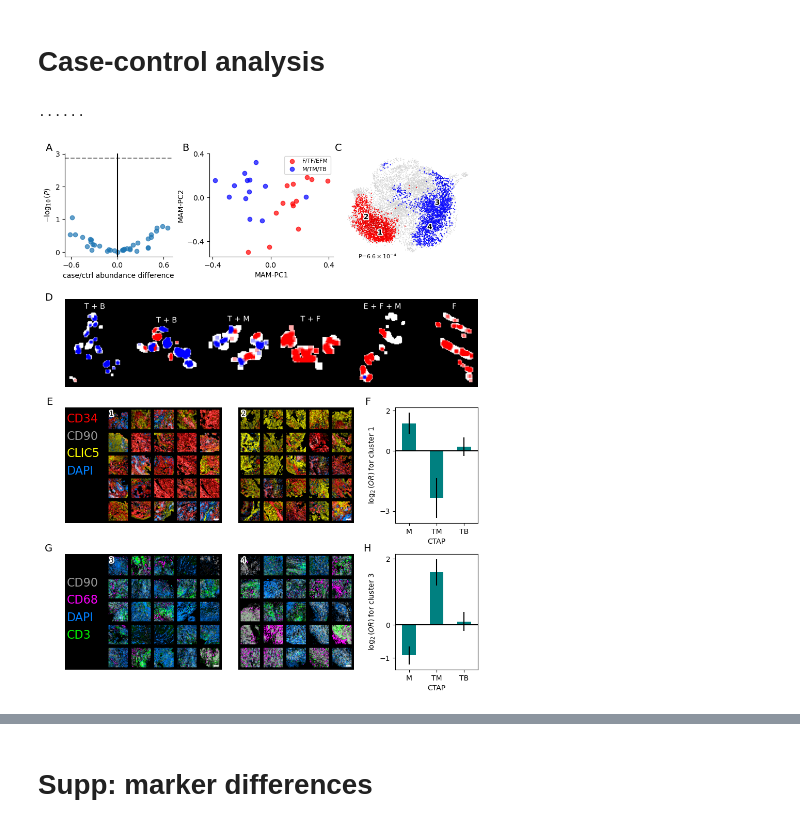
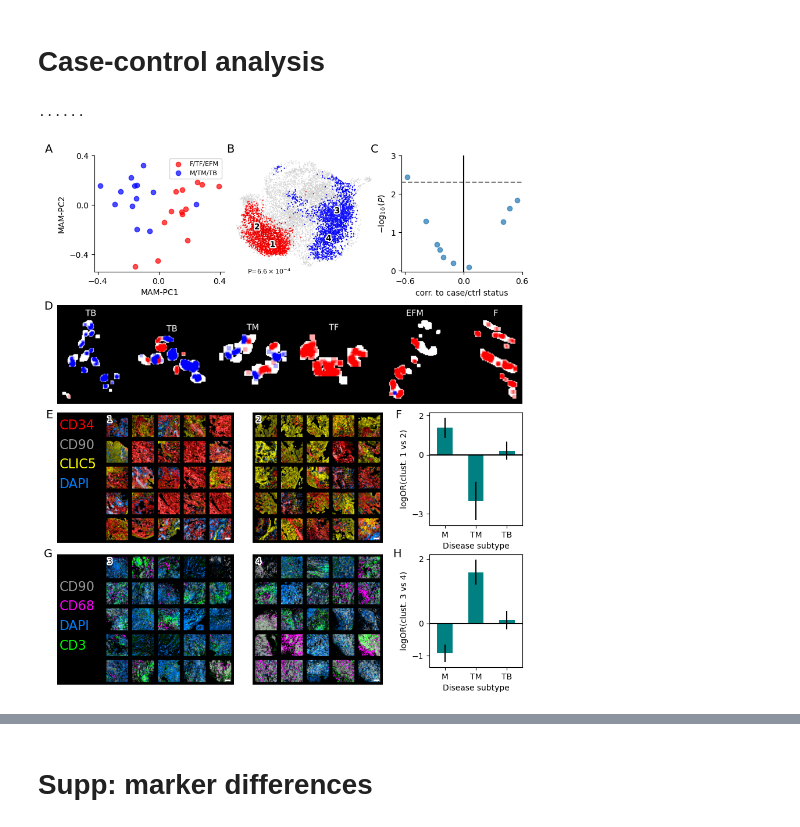
Before and after one commit to yakirr/vimapaper, a Jupyter notebook: RA/RA.3.makefigs.ipynb, the cells around one changed output, grey strips where cells are left out. Cells and saved outputs as stored; diff of their text form; code cells hidden in the pictures.

```diff
--- a/RA/RA.3.makefigs.ipynb
+++ b/RA/RA.3.makefigs.ipynb
@@ -380,8 +402,8 @@ def enrichment(ax, posneg, name, yticks, clustlabel, minpatches=50):
     lors, ses = get_or(totals, name)
     lors.loc[ctaporder].plot(kind='bar', color='teal', yerr=2*ses.loc[ctaporder], ax=ax)
     ax.axhline(y=0, ls='-', color='black')
-    ax.set_ylabel(f'$\\log_2(OR)$ for cluster {clustlabel}')
-    ax.set_xlabel('CTAP')
+    ax.set_ylabel(f'logOR(clust. {clustlabel} vs {clustlabel+1})')
+    ax.set_xlabel('Disease subtype')
     ax.set_yticks(yticks)
     ax.tick_params(axis='x', rotation=0)
 
@@ -402,13 +424,13 @@ def umap(ax):
         text.set_path_effects([withStroke(linewidth=3, foreground='white')])
 
 def volcano(ax):
-    ttest = pd.read_csv('_results/patchwideavgs_ttest.csv')
+    ttest = pd.read_csv('_results/patchfingerprints_clustertest.csv')
     ax.scatter(ttest.stat, -np.log10(ttest.p), alpha=0.7)
     ax.axhline(y=-np.log10(0.05/len(ttest)), ls='--', color='gray')
     ax.axvline(x=0, ls='-', color='black')
     ax.set_xticks([-0.6, 0, 0.6])
     ax.set_yticks([0,1,2,3])
-    ax.set_xlabel('case/ctrl abundance difference', fontsize=fs_axislabel)
+    ax.set_xlabel('corr. to case/ctrl status', fontsize=fs_axislabel)
     ax.set_ylabel('$-\\log_{10}(P)$', fontsize=fs_axislabel)
     ax.spines[['right', 'top']].set_visible(False)
 
@@ -433,17 +455,15 @@ def clust_examples(ax, mask, cmap, label, nx=3, ny=3, seed=0):
 
     ax.axis('off')
 
-reload(vv)
 from io import BytesIO
 from PIL import Image
 def spatialplot(ax, ncols, sids):
-    # sortkey = d.samplem.fstar.astype(int) * 100 + d.samplem.yhat
     sortkey = pd.Series(range(len(sids)), index=sids)
     fig = vv.spatialplot({sid:s for sid,s in samples.items() if sid in sids},
                    sortkey,
                    d.obs,
                    [d.obs.ncorr_thresh > 0, d.obs.ncorr_thresh < 0],
-                   labels=d.samplem.CTAP,
+                   labels=d.samplem.CTAP.str.replace(' + ', ''),
                    rgbs=[[1,0,0],[0, 0, 1]],
                    skipthresh=50, filterempty=True,
                    vmax=3, ncols=ncols, size=2, show=False)
@@ -456,38 +476,39 @@ def spatialplot(ax, ncols, sids):
 # %%
 figsize = (8,10); ar = figsize[0]/figsize[1]
 insetw = 0.28
 nx = ny = 5
 fig = plt.figure(figsize=figsize)
 
-volcano(fig.add_axes([0, 0.8, 0.26, 0.2]))
-mam_pcs(fig.add_axes([0.35, 0.8, 0.3, 0.2]))
-umap(fig.add_axes([0.67, 0.8, 0.32, 0.2]))
+mam_pcs(fig.add_axes([0.08, 0.8, 0.28, 0.2]))
+umap(fig.add_axes([0.37, 0.8, 0.32, 0.2]))
+volcano(fig.add_axes([0.74, 0.8, 0.26, 0.2]))
 
-spatialplot(fig.add_axes([0, 2*ar*insetw+0.06, 1, 0.25]), 6, ['300-1933_Scan2', '300-0491_Scan1','300-0501_Scan1',
+spatialplot(fig.add_axes([0, 2*ar*insetw+0.085, 1, 0.25]), 6, ['300-1933_Scan2', '300-0491_Scan1','300-0501_Scan1',
                   '300-0504_Scan1', '300-0310_Scan2', '300-0251Repeat_Scan1'])
 
-clust_examples(fig.add_axes([0.1, ar*insetw+0.06, insetw, ar*insetw]), d.obs.pos_leiden == '0', fibro_cmap, '1', nx=nx, ny=ny)
-clust_examples(fig.add_axes([0.42, ar*insetw+0.06, insetw, ar*insetw]), d.obs.pos_leiden == '1', fibro_cmap, '2', nx=nx, ny=ny)
-enrichment(fig.add_axes([0.8, ar*insetw+0.06, 0.2, ar*insetw]), 'pos', 'pos0', [-3,0,2], 1)
-small_color_legend(fig.add_axes([0, ar*insetw+0.06, 0.1, ar*insetw]), fibro_cmap)
+clust_examples(fig.add_axes([0.1, ar*insetw+0.11, insetw, ar*insetw]), d.obs.pos_leiden == '0', fibro_cmap, '1', nx=nx, ny=ny)
+clust_examples(fig.add_axes([0.42, ar*insetw+0.11, insetw, ar*insetw]), d.obs.pos_leiden == '1', fibro_cmap, '2', nx=nx, ny=ny)
+enrichment(fig.add_axes([0.8, ar*insetw+0.11+0.03, 0.2, ar*insetw-0.03]), 'pos', 'pos0', [-3,0,2], 1)
+small_color_legend(fig.add_axes([0, ar*insetw+0.11, 0.1, ar*insetw]), fibro_cmap)
 
-clust_examples(fig.add_axes([0.1, 0, insetw, ar*insetw]), d.obs.neg_leiden == '0', fibrot_cmap, '3', nx=nx, ny=ny)
-clust_examples(fig.add_axes([0.42, 0, insetw, ar*insetw]), d.obs.neg_leiden == '1', fibrot_cmap, '4', nx=nx, ny=ny)
-enrichment(fig.add_axes([0.8, 0, 0.2, ar*insetw]), 'neg', 'neg0', [-1,0,2], 3)
-small_color_legend(fig.add_axes([0, 0, 0.1, ar*insetw]), fibrot_cmap)
+clust_examples(fig.add_axes([0.1, 0.09, insetw, ar*insetw]), d.obs.neg_leiden == '0', fibrot_cmap, '3', nx=nx, ny=ny)
+clust_examples(fig.add_axes([0.42, 0.09, insetw, ar*insetw]), d.obs.neg_leiden == '1', fibrot_cmap, '4', nx=nx, ny=ny)
+enrichment(fig.add_axes([0.8, 0.09+0.03, 0.2, ar*insetw-0.03]), 'neg', 'neg0', [-1,0,2], 3)
+small_color_legend(fig.add_axes([0, 0.09, 0.1, ar*insetw]), fibrot_cmap)
 
 # subpart labels
-fig.text(-0.03, 1.02, 'A', fontsize=fs_figsubpanel, fontweight='medium', va='top', ha='right')
-fig.text(0.3, 1.02, 'B', fontsize=fs_figsubpanel, fontweight='medium', va='top', ha='right')
-fig.text(0.67, 1.02, 'C', fontsize=fs_figsubpanel, fontweight='medium', va='top', ha='right')
-fig.text(-0.03, 0.73, 'D', fontsize=fs_figsubpanel, fontweight='medium', va='top', ha='right')
-fig.text(-0.03, 2*ar*insetw+0.08, 'E', fontsize=fs_figsubpanel, fontweight='medium', va='top', ha='right')
-fig.text(0.74, 2*ar*insetw+0.08, 'F', fontsize=fs_figsubpanel, fontweight='medium', va='top', ha='right')
-fig.text(-0.03, ar*insetw+0.02, 'G', fontsize=fs_figsubpanel, fontweight='medium', va='top', ha='right')
-fig.text(0.74, ar*insetw+0.02, 'H', fontsize=fs_figsubpanel, fontweight='medium', va='top', ha='right')
+fig.text(-0.01, 1.02, 'A', fontsize=fs_figsubpanel, fontweight='medium', va='top', ha='right')
+fig.text(0.38, 1.02, 'B', fontsize=fs_figsubpanel, fontweight='medium', va='top', ha='right')
+fig.text(0.69, 1.02, 'C', fontsize=fs_figsubpanel, fontweight='medium', va='top', ha='right')
+fig.text(-0.01, 0.75, 'D', fontsize=fs_figsubpanel, fontweight='medium', va='top', ha='right')
+fig.text(-0.01, 2*ar*insetw+0.115, 'E', fontsize=fs_figsubpanel, fontweight='medium', va='top', ha='right')
+fig.text(0.74, 2*ar*insetw+0.115, 'F', fontsize=fs_figsubpanel, fontweight='medium', va='top', ha='right')
+fig.text(-0.01, ar*insetw+0.1, 'G', fontsize=fs_figsubpanel, fontweight='medium', va='top', ha='right')
+fig.text(0.74, ar*insetw+0.1, 'H', fontsize=fs_figsubpanel, fontweight='medium', va='top', ha='right')
 
 fig.savefig('../_main/fig.RAcc.pdf', bbox_inches='tight', dpi=800)
+fig.savefig('../_main/fig.RAcc.png', bbox_inches='tight', dpi=500)
 plt.show()
 # %% [output]
 ......
-[figure, old version]
+[figure, new version]
```
Also changed, not shown: parts of 7 cells of this notebook, 20 other files.
